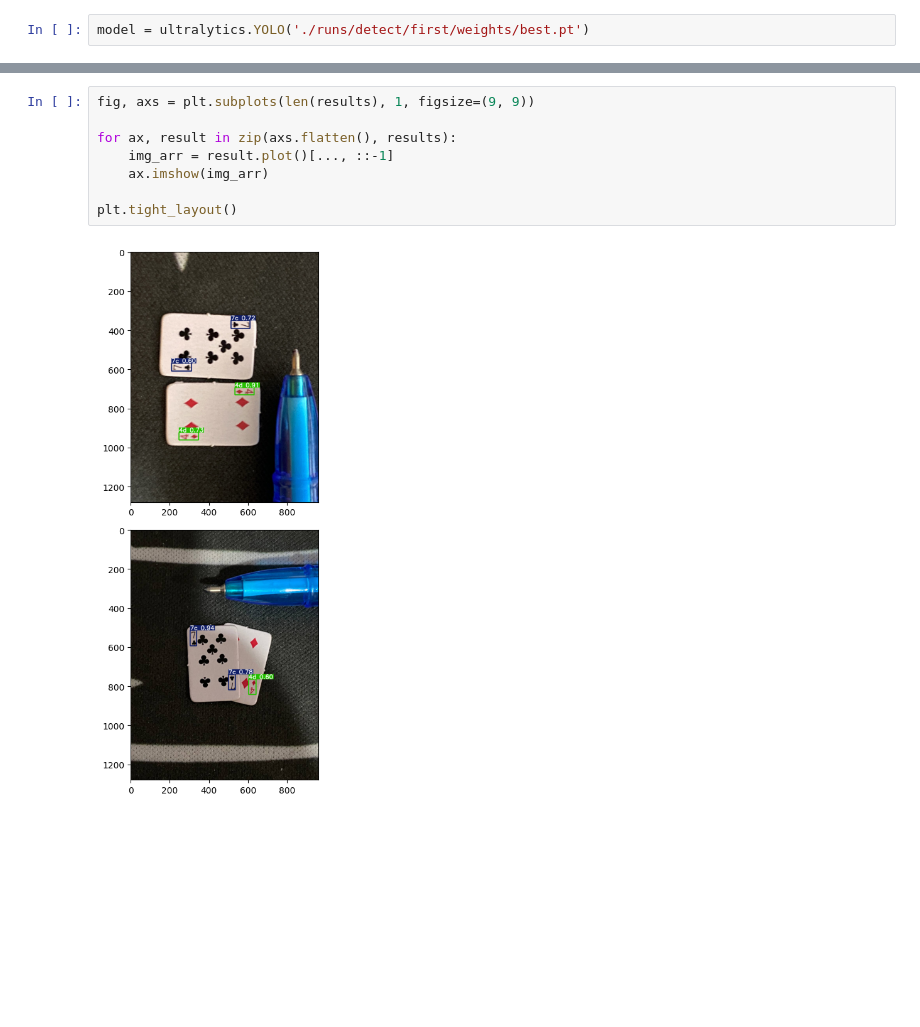
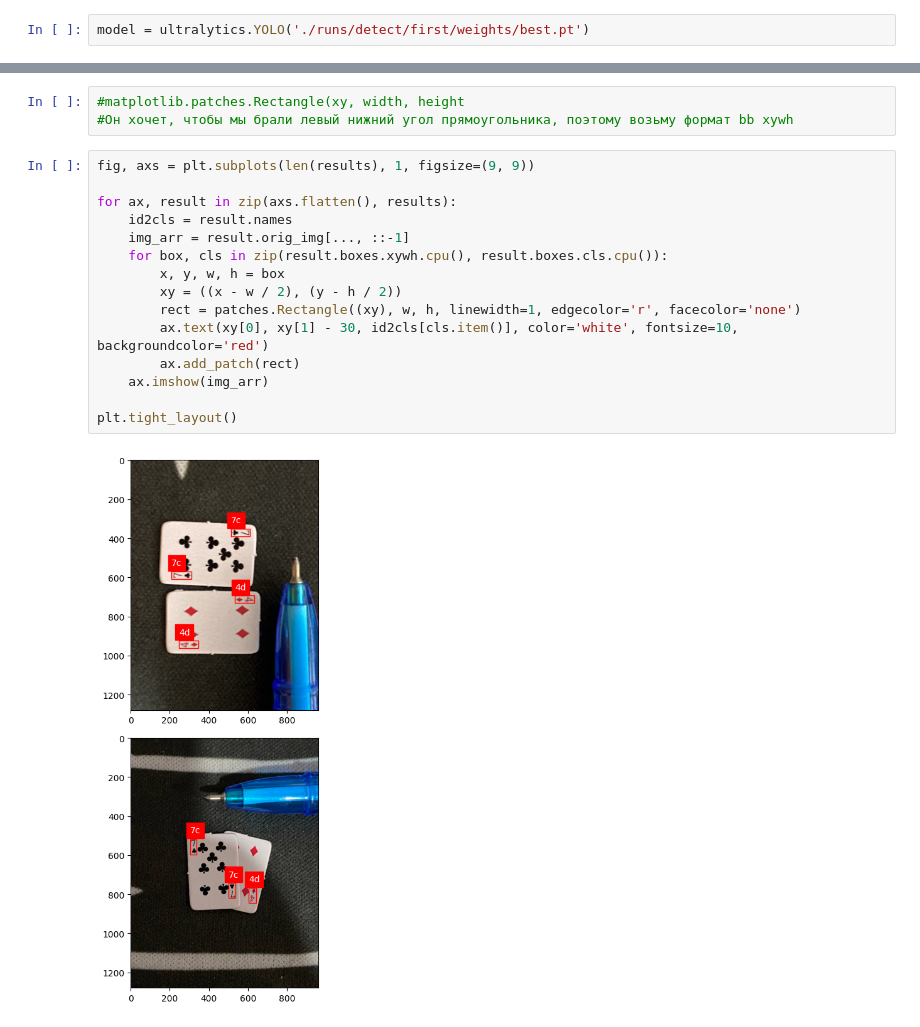
Before and after one commit to bob1ch/NN-NLP, a Jupyter notebook: YOLO_CLI/Untitled1.ipynb, the cells around one changed output, grey strips where cells are left out. Cells and saved outputs as stored; diff of their text form; blank space fills up the shorter version.

```diff
--- a/YOLO_CLI/Untitled1.ipynb
+++ b/YOLO_CLI/Untitled1.ipynb
@@ -102,10 +163,20 @@ Speed: 1.8ms preprocess, 17.2ms inference, 27.7ms postprocess per image at shape
+# %%
+#matplotlib.patches.Rectangle(xy, width, height
+#Он хочет, чтобы мы брали левый нижний угол прямоугольника, поэтому возьму формат bb xywh
 # %%
 fig, axs = plt.subplots(len(results), 1, figsize=(9, 9))
 
 for ax, result in zip(axs.flatten(), results):
-    img_arr = result.plot()[..., ::-1]
+    id2cls = result.names
+    img_arr = result.orig_img[..., ::-1]
+    for box, cls in zip(result.boxes.xywh.cpu(), result.boxes.cls.cpu()):
+        x, y, w, h = box
+        xy = ((x - w / 2), (y - h / 2))
+        rect = patches.Rectangle((xy), w, h, linewidth=1, edgecolor='r', facecolor='none')
+        ax.text(xy[0], xy[1] - 30, id2cls[cls.item()], color='white', fontsize=10, backgroundcolor='red')
+        ax.add_patch(rect)
     ax.imshow(img_arr)
 
 plt.tight_layout()
 # %% [output]
-[figure, old version]
+[figure, new version]
```
Also changed, not shown: parts of 5 cells of this notebook.
